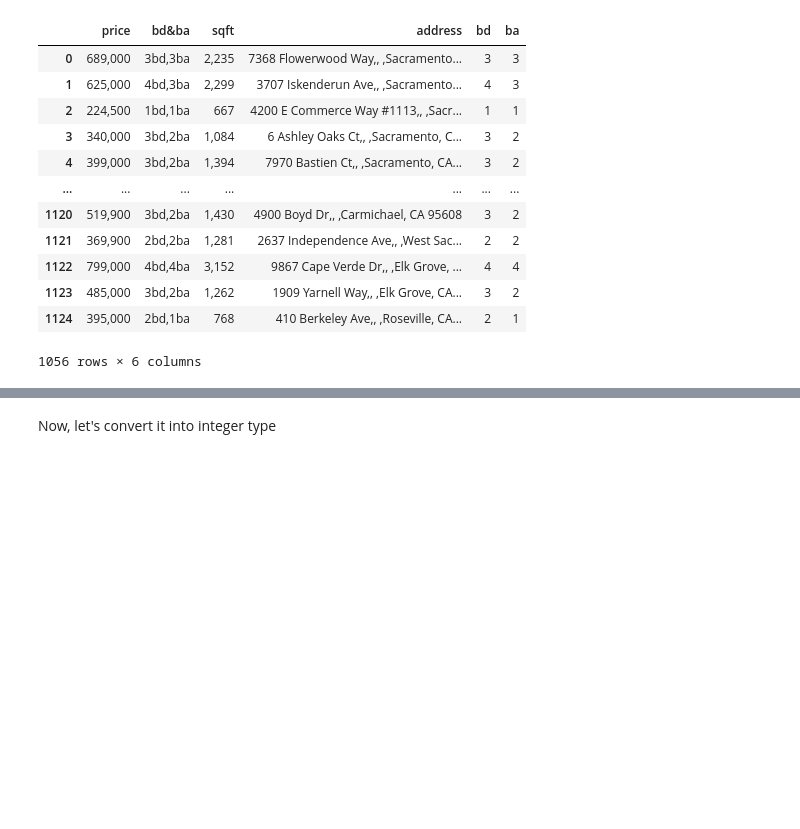
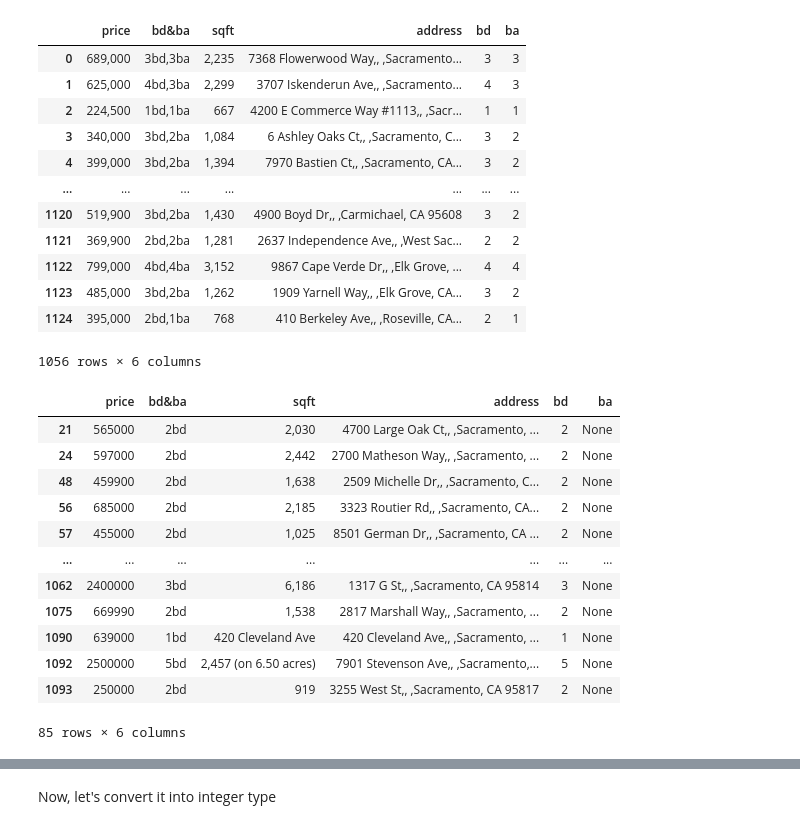
Before and after one commit to PlacidSerene/Housing-Analysis, a Jupyter notebook: House_Prediction.ipynb, the cells around one changed output, grey strips where cells are left out. Drawn from its saved outputs; the diff is of its cells as text; code cells hidden in the pictures; blank space fills up the shorter version.

```diff
--- a/House_Prediction.ipynb
+++ b/House_Prediction.ipynb
@@ -157,3 +155,19 @@ df
 | 1123 | 485,000 | 3bd,2ba | 1,262 | 1909 Yarnell Way,, ,Elk Grove, CA... | 3 | 2 |
 | 1124 | 395,000 | 2bd,1ba | 768 | 410 Berkeley Ave,, ,Roseville, CA... | 2 | 1 |
 1056 rows × 6 columns
+# %%
+df[df['ba'].isna()]
+# %% [output]
+|  | price | bd&ba | sqft | address | bd | ba |
+| 21 | 565000 | 2bd | 2,030 | 4700 Large Oak Ct,, ,Sacramento, ... | 2 | None |
+| 24 | 597000 | 2bd | 2,442 | 2700 Matheson Way,, ,Sacramento, ... | 2 | None |
+| 48 | 459900 | 2bd | 1,638 | 2509 Michelle Dr,, ,Sacramento, C... | 2 | None |
+| 56 | 685000 | 2bd | 2,185 | 3323 Routier Rd,, ,Sacramento, CA... | 2 | None |
+| 57 | 455000 | 2bd | 1,025 | 8501 German Dr,, ,Sacramento, CA ... | 2 | None |
+| ... | ... | ... | ... | ... | ... | ... |
+| 1062 | 2400000 | 3bd | 6,186 | 1317 G St,, ,Sacramento, CA 95814 | 3 | None |
+| 1075 | 669990 | 2bd | 1,538 | 2817 Marshall Way,, ,Sacramento, ... | 2 | None |
+| 1090 | 639000 | 1bd | 420 Cleveland Ave | 420 Cleveland Ave,, ,Sacramento, ... | 1 | None |
+| 1092 | 2500000 | 5bd | 2,457 (on 6.50 acres) | 7901 Stevenson Ave,, ,Sacramento,... | 5 | None |
+| 1093 | 250000 | 2bd | 919 | 3255 West St,, ,Sacramento, CA 95817 | 2 | None |
+85 rows × 6 columns
```
Also changed, not shown: parts of 20 cells of this notebook.
